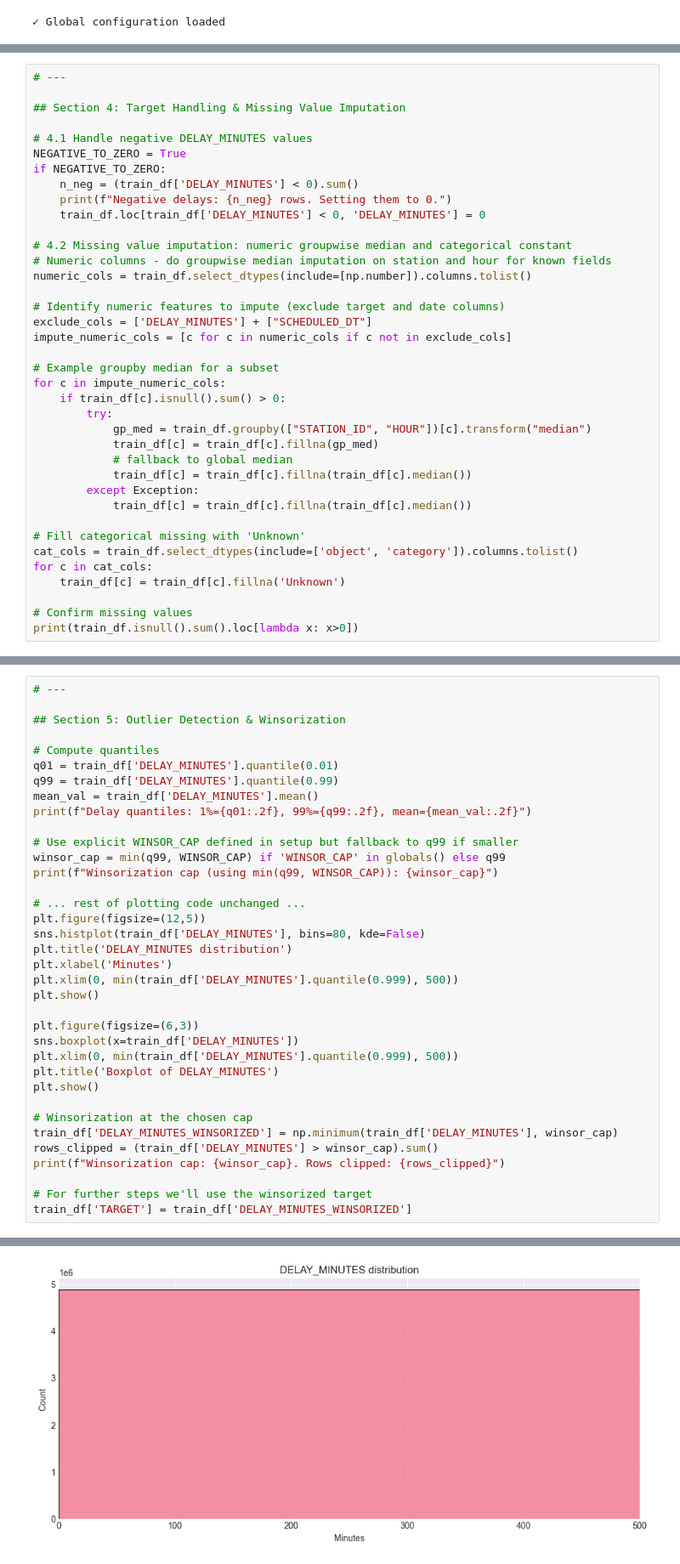
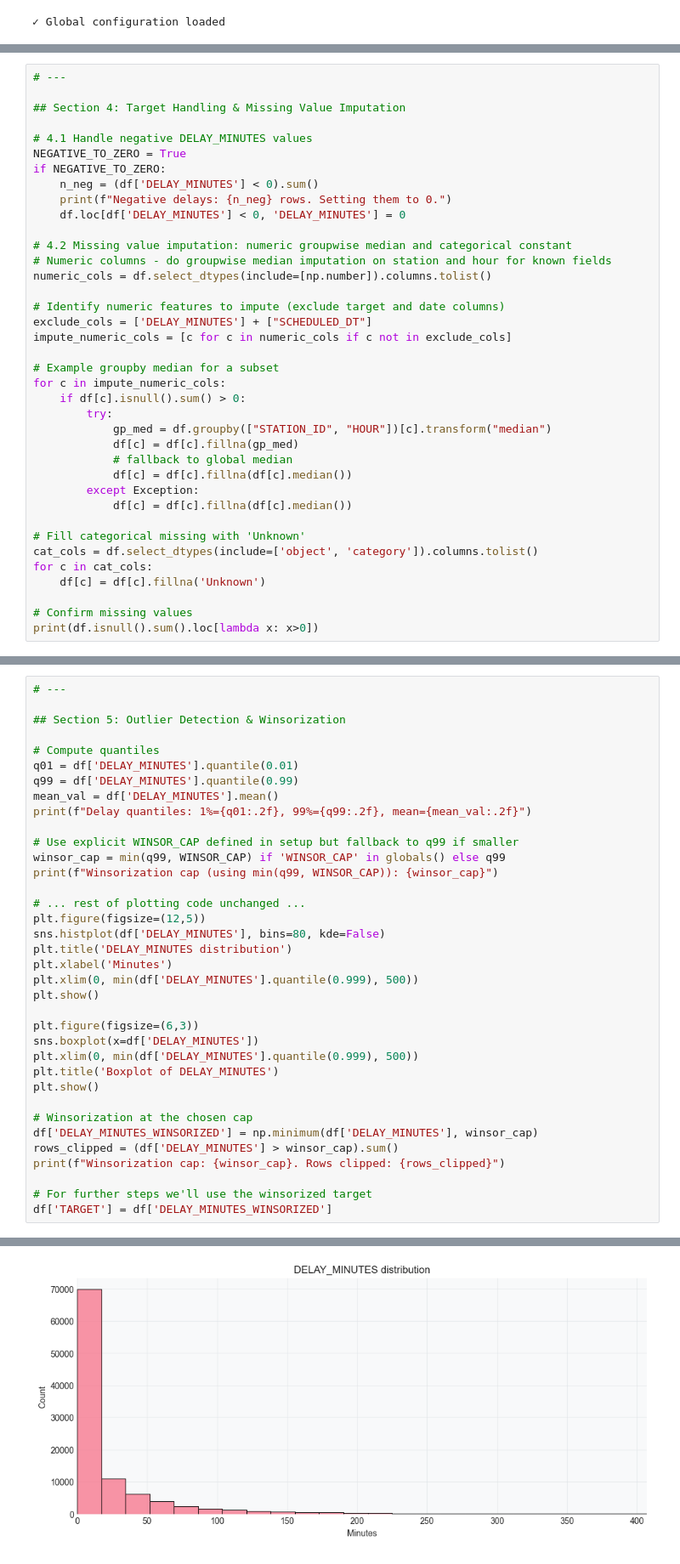
Before and after one commit to AnDB-Master-MSEinAI-Resource/railway-delay, a Jupyter notebook: notebooks/regression_pipeline_rmse.ipynb, the cells around one changed output, grey strips where cells are left out. Shown at 85% size. Drawn from its saved outputs; the diff is of its cells as text.

```diff
--- a/notebooks/regression_pipeline_rmse.ipynb
+++ b/notebooks/regression_pipeline_rmse.ipynb
@@ -2553,13 +2744,13 @@ train_df['HOUR'] = train_df['HOUR'].apply(lambda x: int(x) if not pd.isna(x) els
 # 4.1 Handle negative DELAY_MINUTES values
 NEGATIVE_TO_ZERO = True
 if NEGATIVE_TO_ZERO:
-    n_neg = (train_df['DELAY_MINUTES'] < 0).sum()
+    n_neg = (df['DELAY_MINUTES'] < 0).sum()
     print(f"Negative delays: {n_neg} rows. Setting them to 0.")
-    train_df.loc[train_df['DELAY_MINUTES'] < 0, 'DELAY_MINUTES'] = 0
+    df.loc[df['DELAY_MINUTES'] < 0, 'DELAY_MINUTES'] = 0
 
 # 4.2 Missing value imputation: numeric groupwise median and categorical constant
 # Numeric columns - do groupwise median imputation on station and hour for known fields
-numeric_cols = train_df.select_dtypes(include=[np.number]).columns.tolist()
+numeric_cols = df.select_dtypes(include=[np.number]).columns.tolist()
 
 # Identify numeric features to impute (exclude target and date columns)
 exclude_cols = ['DELAY_MINUTES'] + ["SCHEDULED_DT"]
@@ -2567,20 +2758,20 @@ impute_numeric_cols = [c for c in numeric_cols if c not in exclude_cols]
 
 # Example groupby median for a subset
 for c in impute_numeric_cols:
-    if train_df[c].isnull().sum() > 0:
+    if df[c].isnull().sum() > 0:
         try:
-            gp_med = train_df.groupby(["STATION_ID", "HOUR"])[c].transform("median")
-            train_df[c] = train_df[c].fillna(gp_med)
+            gp_med = df.groupby(["STATION_ID", "HOUR"])[c].transform("median")
+            df[c] = df[c].fillna(gp_med)
             # fallback to global median
-            train_df[c] = train_df[c].fillna(train_df[c].median())
+            df[c] = df[c].fillna(df[c].median())
         except Exception:
-            train_df[c] = train_df[c].fillna(train_df[c].median())
+            df[c] = df[c].fillna(df[c].median())
 
 # Fill categorical missing with 'Unknown'
-cat_cols = train_df.select_dtypes(include=['object', 'category']).columns.tolist()
+cat_cols = df.select_dtypes(include=['object', 'category']).columns.tolist()
 for c in cat_cols:
-    train_df[c] = train_df[c].fillna('Unknown')
+    df[c] = df[c].fillna('Unknown')
 
 # Confirm missing values
-print(train_df.isnull().sum().loc[lambda x: x>0])
+print(df.isnull().sum().loc[lambda x: x>0])
 # %% [output]
@@ -2594,9 +2783,9 @@ dtype: int64
 ## Section 5: Outlier Detection & Winsorization
 
 # Compute quantiles
-q01 = train_df['DELAY_MINUTES'].quantile(0.01)
-q99 = train_df['DELAY_MINUTES'].quantile(0.99)
-mean_val = train_df['DELAY_MINUTES'].mean()
+q01 = df['DELAY_MINUTES'].quantile(0.01)
+q99 = df['DELAY_MINUTES'].quantile(0.99)
+mean_val = df['DELAY_MINUTES'].mean()
 print(f"Delay quantiles: 1%={q01:.2f}, 99%={q99:.2f}, mean={mean_val:.2f}")
 
 # Use explicit WINSOR_CAP defined in setup but fallback to q99 if smaller
@@ -2605,23 +2794,23 @@ print(f"Winsorization cap (using min(q99, WINSOR_CAP)): {winsor_cap}")
 
 # ... rest of plotting code unchanged ...
 plt.figure(figsize=(12,5))
-sns.histplot(train_df['DELAY_MINUTES'], bins=80, kde=False)
+sns.histplot(df['DELAY_MINUTES'], bins=80, kde=False)
 plt.title('DELAY_MINUTES distribution')
 plt.xlabel('Minutes')
-plt.xlim(0, min(train_df['DELAY_MINUTES'].quantile(0.999), 500))
+plt.xlim(0, min(df['DELAY_MINUTES'].quantile(0.999), 500))
 plt.show()
 
 plt.figure(figsize=(6,3))
-sns.boxplot(x=train_df['DELAY_MINUTES'])
-plt.xlim(0, min(train_df['DELAY_MINUTES'].quantile(0.999), 500))
+sns.boxplot(x=df['DELAY_MINUTES'])
+plt.xlim(0, min(df['DELAY_MINUTES'].quantile(0.999), 500))
 plt.title('Boxplot of DELAY_MINUTES')
 plt.show()
 
 # Winsorization at the chosen cap
-train_df['DELAY_MINUTES_WINSORIZED'] = np.minimum(train_df['DELAY_MINUTES'], winsor_cap)
-rows_clipped = (train_df['DELAY_MINUTES'] > winsor_cap).sum()
+df['DELAY_MINUTES_WINSORIZED'] = np.minimum(df['DELAY_MINUTES'], winsor_cap)
+rows_clipped = (df['DELAY_MINUTES'] > winsor_cap).sum()
 print(f"Winsorization cap: {winsor_cap}. Rows clipped: {rows_clipped}")
 
 # For further steps we'll use the winsorized target
-train_df['TARGET'] = train_df['DELAY_MINUTES_WINSORIZED']
+df['TARGET'] = df['DELAY_MINUTES_WINSORIZED']
 # %% [output]
@@ -2630 +2820 @@ Winsorization cap (using min(q99, WINSOR_CAP)): 16560.0
-[figure, old version]
+[figure, new version]
```
Also changed, not shown: parts of 57 cells of this notebook, 9 other files.
